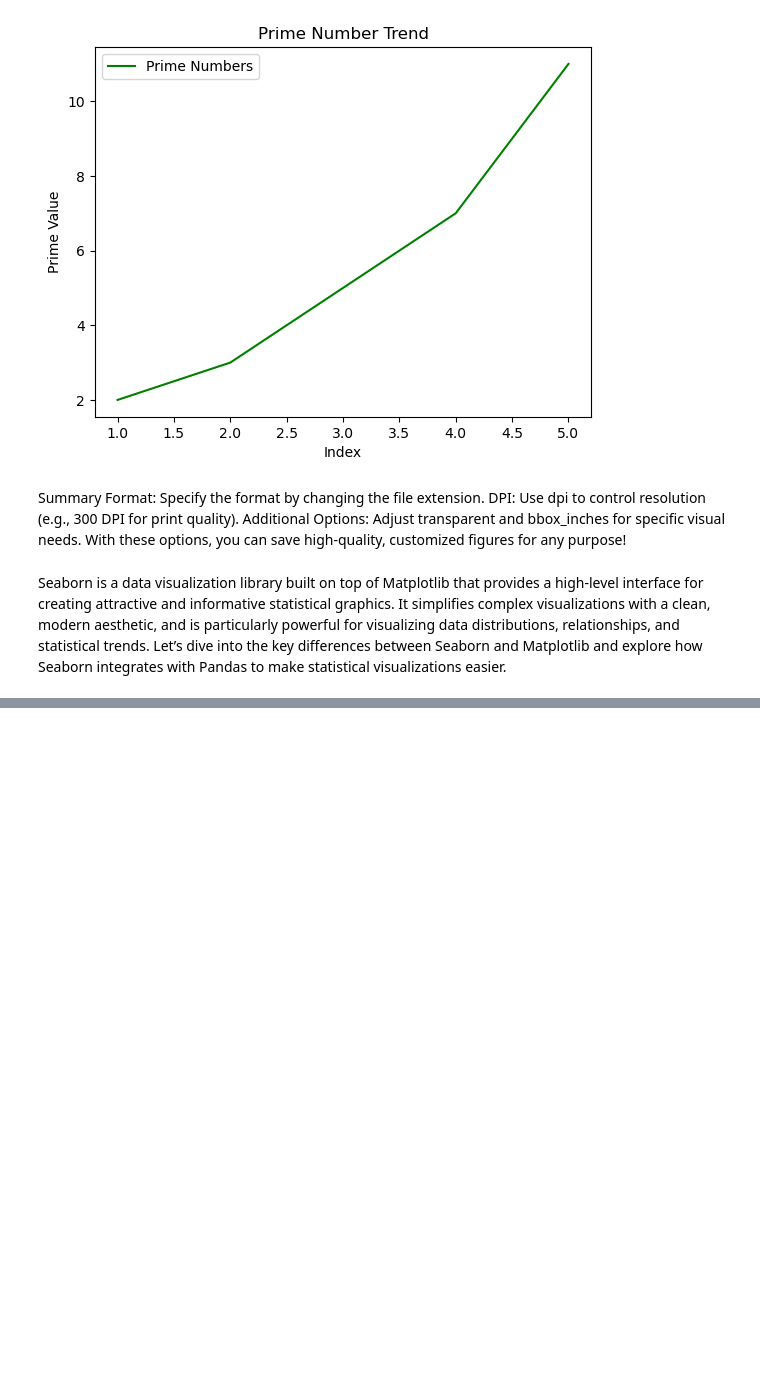
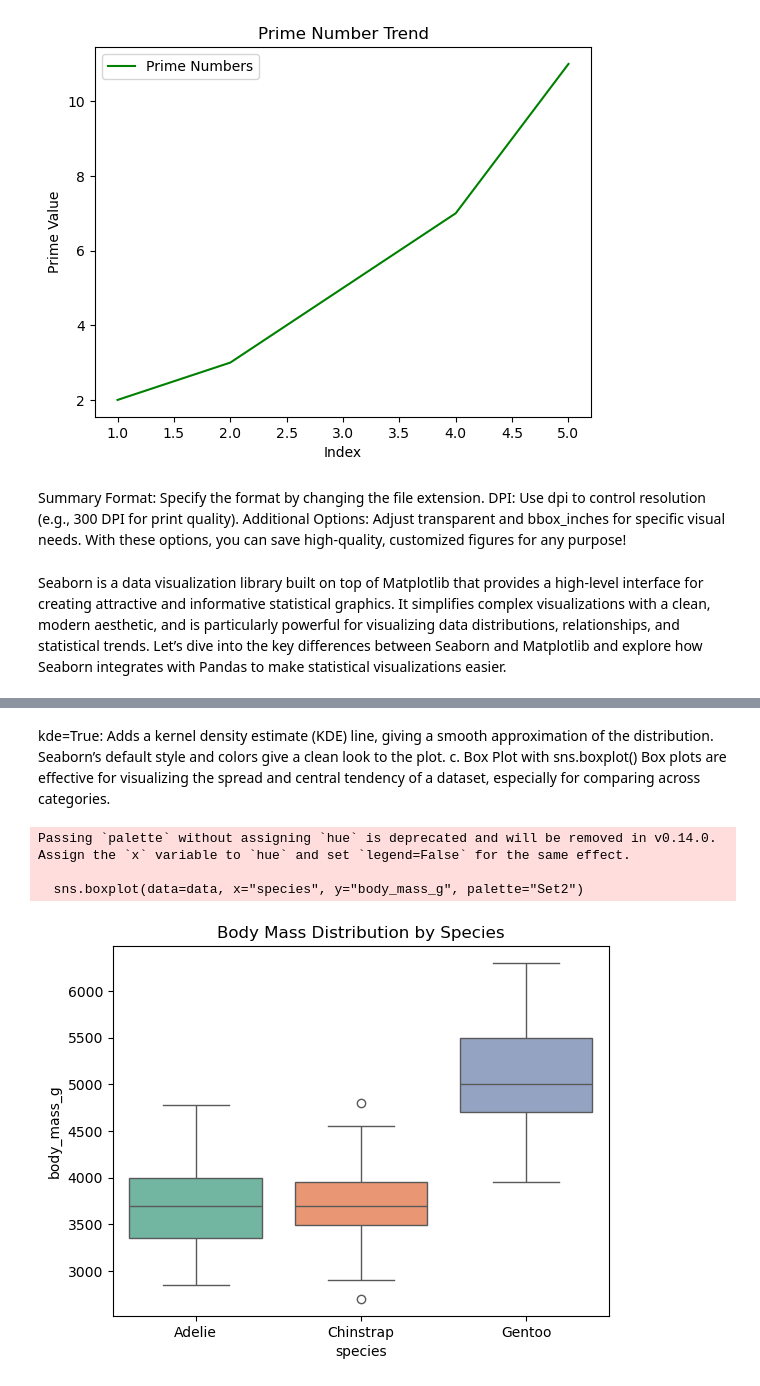
Before and after one commit to hfakour/Matplotlib_Seaborn_Tutorial, a Jupyter notebook: Matplotlib.ipynb, the cells around one changed output, grey strips where cells are left out. Saved outputs shown, nothing was run; the diff lists cells and outputs as text; code cells hidden in the pictures; blank space fills up the shorter version.

```diff
--- a/Matplotlib.ipynb
+++ b/Matplotlib.ipynb
@@ -633,0 +684,15 @@ Seaborn is a data visualization library built on top of Matplotlib that provides
+# %% [markdown]
+kde=True: Adds a kernel density estimate (KDE) line, giving a smooth approximation of the distribution.
+Seaborn’s default style and colors give a clean look to the plot.
+c. Box Plot with sns.boxplot()
+Box plots are effective for visualizing the spread and central tendency of a dataset, especially for comparing across categories.
+# %%
+# Box plot for body mass across species
+sns.boxplot(data=data, x="species", y="body_mass_g", palette="Set2")
+plt.title("Body Mass Distribution by Species")
+plt.show()
+# %% [output]
+Passing `palette` without assigning `hue` is deprecated and will be removed in v0.14.0. Assign the `x` variable to `hue` and set `legend=False` for the same effect.
+
+  sns.boxplot(data=data, x="species", y="body_mass_g", palette="Set2")
+[figure, added]
```
Also changed, not shown: parts of 40 cells of this notebook.
